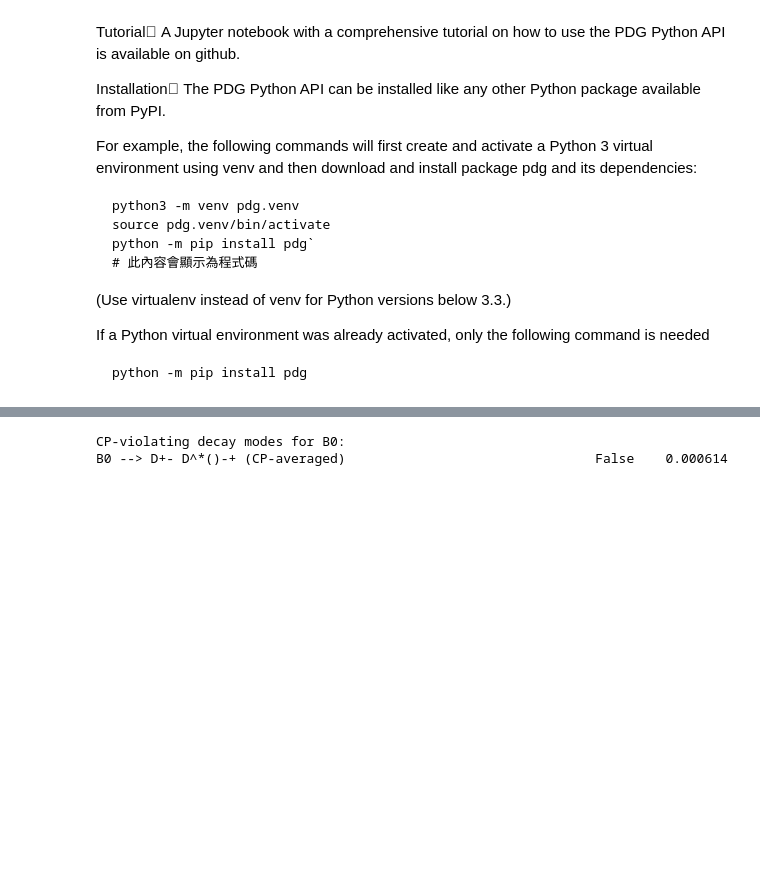
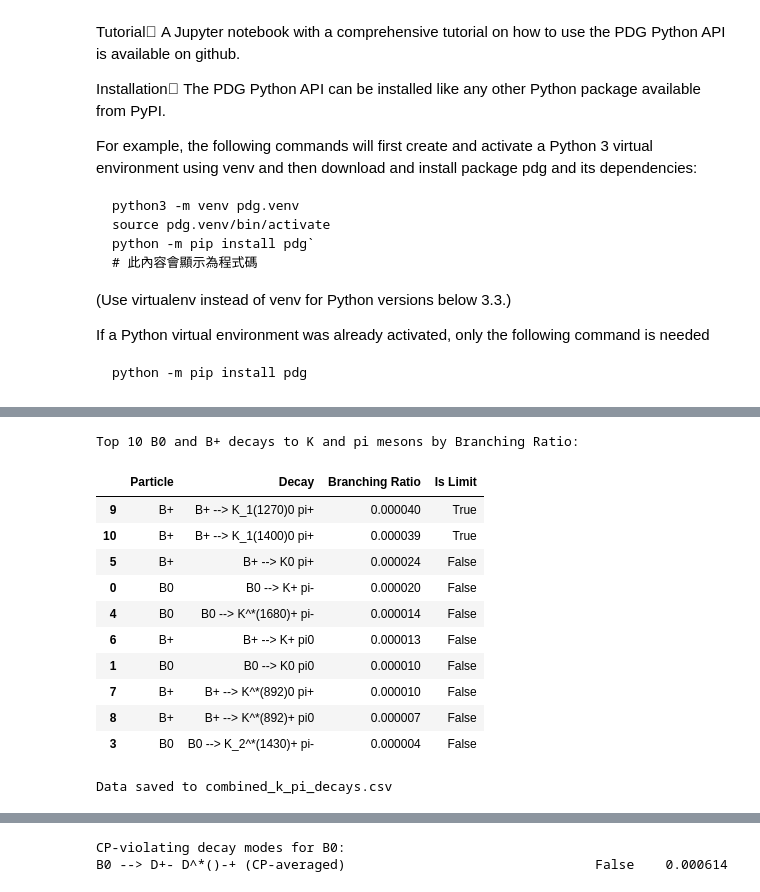
Before and after one commit to twyeh/highenergy, a Jupyter notebook: B_Decays_Data_Collection.ipynb, the cells around one changed output, grey strips where cells are left out. Drawn from its saved outputs; the diff is of its cells as text; code cells hidden in the pictures; blank space fills up the shorter version.

```diff
--- a/B_Decays_Data_Collection.ipynb
+++ b/B_Decays_Data_Collection.ipynb
@@ -43,0 +91,13 @@ Successfully installed pdg-0.2.2
+# %%
+import pandas as pd
+
+b0_k_pi_decays = filter_two_meson_k_pi_decays('B0')
+b_plus_k_pi_decays = filter_two_meson_k_pi_decays('B+')
+
+df_b0_k_pi = pd.DataFrame(b0_k_pi_decays)
+df_b_plus_k_pi = pd.DataFrame(b_plus_k_pi_decays)
+
+df_combined_k_pi = pd.concat([df_b0_k_pi, df_b_plus_k_pi], ignore_index=True)
+
+print("\nCombined DataFrame of B0 and B+ decays to K and pi mesons:")
+display(df_combined_k_pi.head())
@@ -43,0 +116,21 @@ Successfully installed pdg-0.2.2
+# %%
+print("\nTop 10 B0 and B+ decays to K and pi mesons by Branching Ratio:")
+display(df_combined_k_pi.sort_values(by='Branching Ratio', ascending=False).head(10))
+# %% [output]
+Top 10 B0 and B+ decays to K and pi mesons by Branching Ratio:
+|  | Particle | Decay | Branching Ratio | Is Limit |
+| 9 | B+ | B+ --> K_1(1270)0 pi+ | 0.000040 | True |
+| 10 | B+ | B+ --> K_1(1400)0 pi+ | 0.000039 | True |
+| 5 | B+ | B+ --> K0 pi+ | 0.000024 | False |
+| 0 | B0 | B0 --> K+ pi- | 0.000020 | False |
+| 4 | B0 | B0 --> K^*(1680)+ pi- | 0.000014 | False |
+| 6 | B+ | B+ --> K+ pi0 | 0.000013 | False |
+| 1 | B0 | B0 --> K0 pi0 | 0.000010 | False |
+| 7 | B+ | B+ --> K^*(892)0 pi+ | 0.000010 | False |
+| 8 | B+ | B+ --> K^*(892)+ pi0 | 0.000007 | False |
+| 3 | B0 | B0 --> K_2^*(1430)+ pi- | 0.000004 | False |
+# %%
+df_combined_k_pi.to_csv('combined_k_pi_decays.csv', index=False)
+print('Data saved to combined_k_pi_decays.csv')
+# %% [output]
+Data saved to combined_k_pi_decays.csv
```
Also changed, not shown: parts of 6 cells of this notebook.
